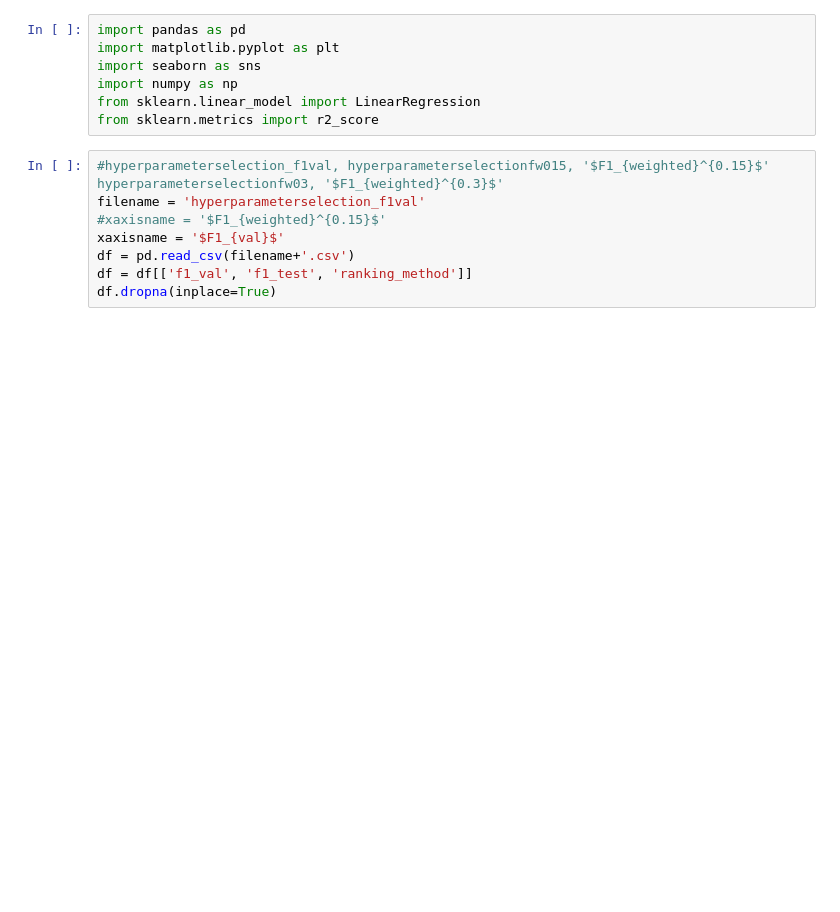
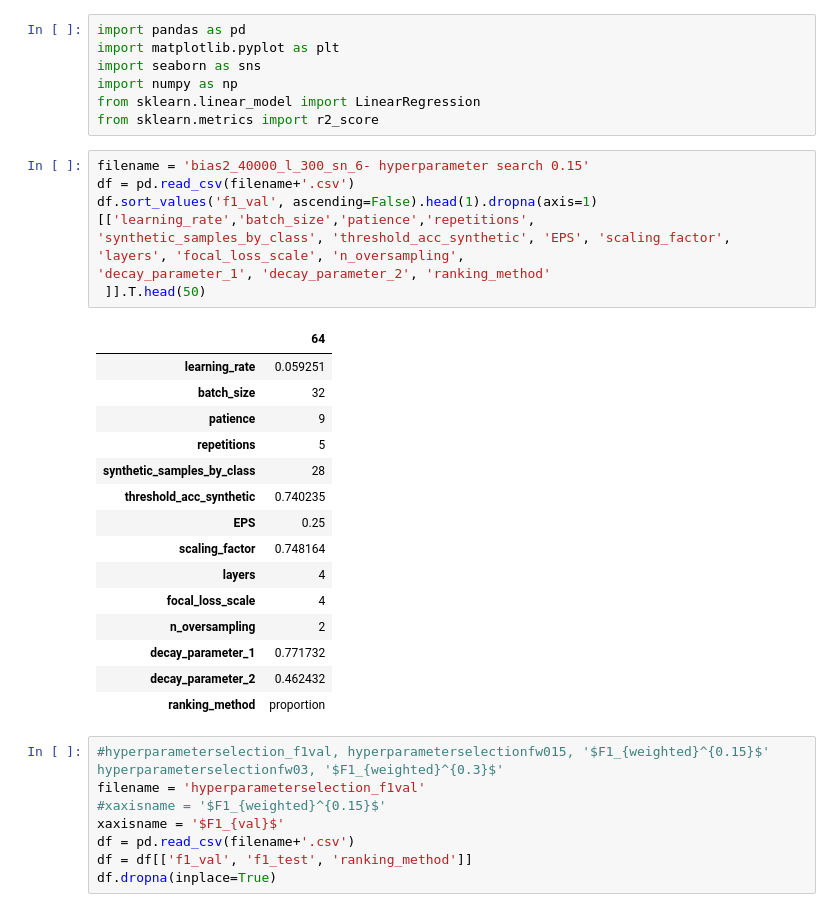
Before and after one commit to frperezgalarce/cnn-pels-vae, a Jupyter notebook: notebooks/10.hyperparameter_selection.ipynb, the cells around one changed output. Drawn from its saved outputs; the diff is of its cells as text; blank space fills up the shorter version.

```diff
--- a/notebooks/10.hyperparameter_selection.ipynb
+++ b/notebooks/10.hyperparameter_selection.ipynb
@@ -5,6 +5,29 @@ import seaborn as sns
 import numpy as np
 from sklearn.linear_model import LinearRegression
 from sklearn.metrics import r2_score
+# %%
+filename = 'bias2_40000_l_300_sn_6- hyperparameter search 0.15'
+df = pd.read_csv(filename+'.csv')
+df.sort_values('f1_val', ascending=False).head(1).dropna(axis=1)[['learning_rate','batch_size','patience','repetitions',
+'synthetic_samples_by_class', 'threshold_acc_synthetic', 'EPS', 'scaling_factor', 'layers', 'focal_loss_scale', 'n_oversampling',
+'decay_parameter_1', 'decay_parameter_2', 'ranking_method'
+ ]].T.head(50)
+# %% [output]
+|  | 64 |
+| learning_rate | 0.059251 |
+| batch_size | 32 |
+| patience | 9 |
+| repetitions | 5 |
+| synthetic_samples_by_class | 28 |
+| threshold_acc_synthetic | 0.740235 |
+| EPS | 0.25 |
+| scaling_factor | 0.748164 |
+| layers | 4 |
+| focal_loss_scale | 4 |
+| n_oversampling | 2 |
+| decay_parameter_1 | 0.771732 |
+| decay_parameter_2 | 0.462432 |
+| ranking_method | proportion |
 # %%
 #hyperparameterselection_f1val, hyperparameterselectionfw015, '$F1_{weighted}^{0.15}$' hyperparameterselectionfw03, '$F1_{weighted}^{0.3}$'
 filename = 'hyperparameterselection_f1val'
```
Also changed, not shown: parts of 3 cells of this notebook, 11 other files.
